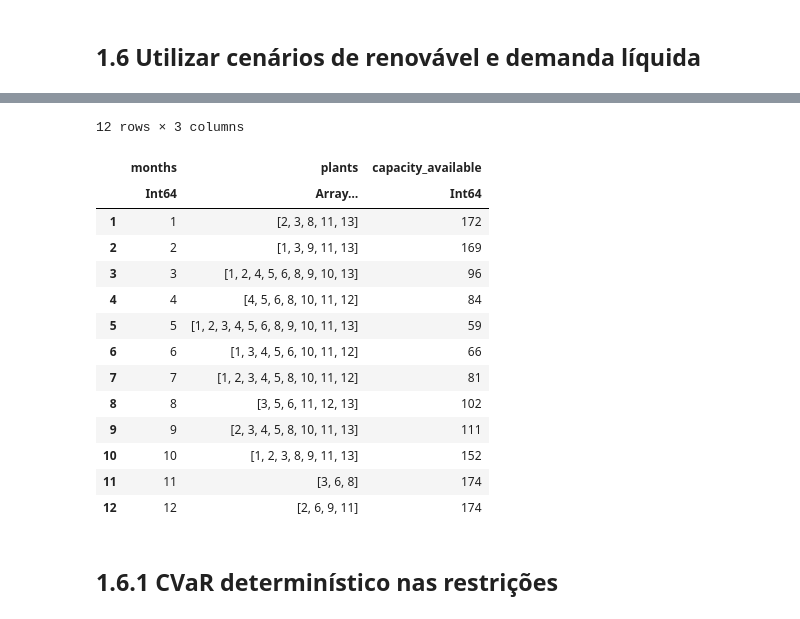
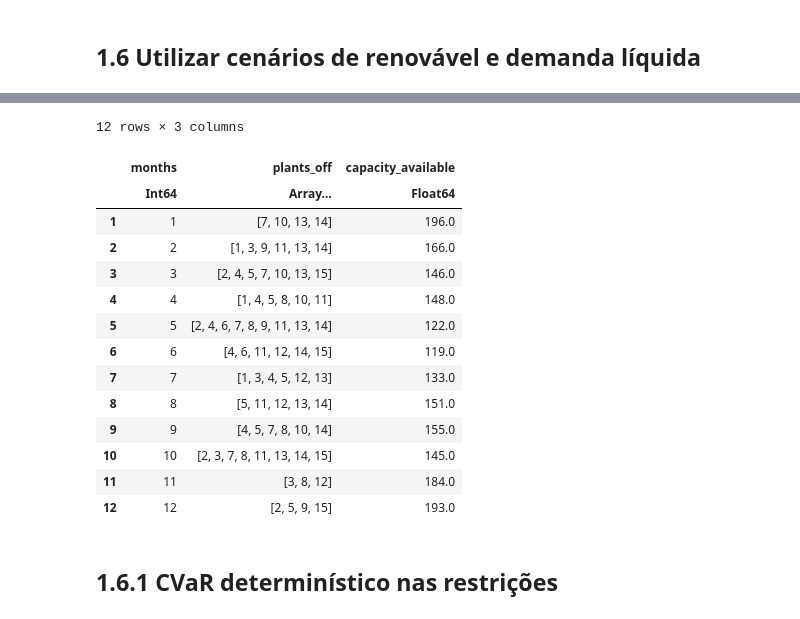
Before and after one commit to lucasresck/PSR-internship, a Jupyter notebook: Notebooks/Exercises/Tarefas.ipynb, the cells around one changed output, grey strips where cells are left out. Saved outputs shown, nothing was run; the diff lists cells and outputs as text; code cells hidden in the pictures.

```diff
--- a/Notebooks/Exercises/Tarefas.ipynb
+++ b/Notebooks/Exercises/Tarefas.ipynb
@@ -27,3 +58,22 @@ end;
+# %%
+#Valores padrão
+G = [10, 5, 20, 18, 23, 32, 7, 12, 10, 20, 17, 32, 12, 13, 17]
+d = [238, 220, 187, 175, 135, 127, 144, 165, 193, 205, 213, 233]
+R = [33, 46, 32, 27, 10, 8, 20, 21, 37, 41, 27, 27]
+θ = 0.2
+Ns = 10
+K = Int.(ones(length(G)))
+cg = Int.(ones(length(G)))
+
+d_array = [[Int(round(d * 0.7)) for d in d]]
+for scenario in 2:Ns
+    push!(d_array, [Int(round(d * (0.4 + 0.6 * rand()))) for d in d])
+end
+ds = hcat(d_array...)
+dsR = similar(ds)
+for scenario in 1:Ns
+    dsR[:, scenario] = ds[:, scenario] - R
+end;
 # %% [markdown]
 ## 1.1 Heurística de solução para o problema de manutenção
 # %% [markdown]
@@ -498,3 +534,9 @@ nmonths6 = length(d6_m);
+# %%
+G6 = G
+Ns6 = Ns
+d6 = dsR
+nplants6 = length(G6)
+nmonths6 = size(d6)[1];
 # %%
 m6 = Model(solver = CbcSolver())
 
@@ -548,19 +592,19 @@ getvalue(α) = [37.0, 44.0, 59.0]
 # %%
-dados6, plot6 = dados_e_plot(G6, schedule_matrix6, d6, "1.6 Utilizar cenários de renovável e demanda líquida", nplants6, nmonths6)
+dados6, plot1_6, plot2_6 = dados_e_plot(G6, schedule_matrix6, d6, "1.6 Utilizar cenários de renovável e demanda líquida", expected_value_of_demand = true)
 dados6
 # %% [output]
 12 rows × 3 columns
-|  | months | plants | capacity_available |
-|  | Int64 | Array… | Int64 |
-| 1 | 1 | [2, 3, 8, 11, 13] | 172 |
-| 2 | 2 | [1, 3, 9, 11, 13] | 169 |
-| 3 | 3 | [1, 2, 4, 5, 6, 8, 9, 10, 13] | 96 |
-| 4 | 4 | [4, 5, 6, 8, 10, 11, 12] | 84 |
-| 5 | 5 | [1, 2, 3, 4, 5, 6, 8, 9, 10, 11, 13] | 59 |
-| 6 | 6 | [1, 3, 4, 5, 6, 10, 11, 12] | 66 |
-| 7 | 7 | [1, 2, 3, 4, 5, 8, 10, 11, 12] | 81 |
-| 8 | 8 | [3, 5, 6, 11, 12, 13] | 102 |
-| 9 | 9 | [2, 3, 4, 5, 8, 10, 11, 13] | 111 |
-| 10 | 10 | [1, 2, 3, 8, 9, 11, 13] | 152 |
-| 11 | 11 | [3, 6, 8] | 174 |
-| 12 | 12 | [2, 6, 9, 11] | 174 |
+|  | months | plants_off | capacity_available |
+|  | Int64 | Array… | Float64 |
+| 1 | 1 | [7, 10, 13, 14] | 196.0 |
+| 2 | 2 | [1, 3, 9, 11, 13, 14] | 166.0 |
+| 3 | 3 | [2, 4, 5, 7, 10, 13, 15] | 146.0 |
+| 4 | 4 | [1, 4, 5, 8, 10, 11] | 148.0 |
+| 5 | 5 | [2, 4, 6, 7, 8, 9, 11, 13, 14] | 122.0 |
+| 6 | 6 | [4, 6, 11, 12, 14, 15] | 119.0 |
+| 7 | 7 | [1, 3, 4, 5, 12, 13] | 133.0 |
+| 8 | 8 | [5, 11, 12, 13, 14] | 151.0 |
+| 9 | 9 | [4, 5, 7, 8, 10, 14] | 155.0 |
+| 10 | 10 | [2, 3, 7, 8, 11, 13, 14, 15] | 145.0 |
+| 11 | 11 | [3, 8, 12] | 184.0 |
+| 12 | 12 | [2, 5, 9, 15] | 193.0 |
```
Also changed, not shown: parts of 108 cells of this notebook.
